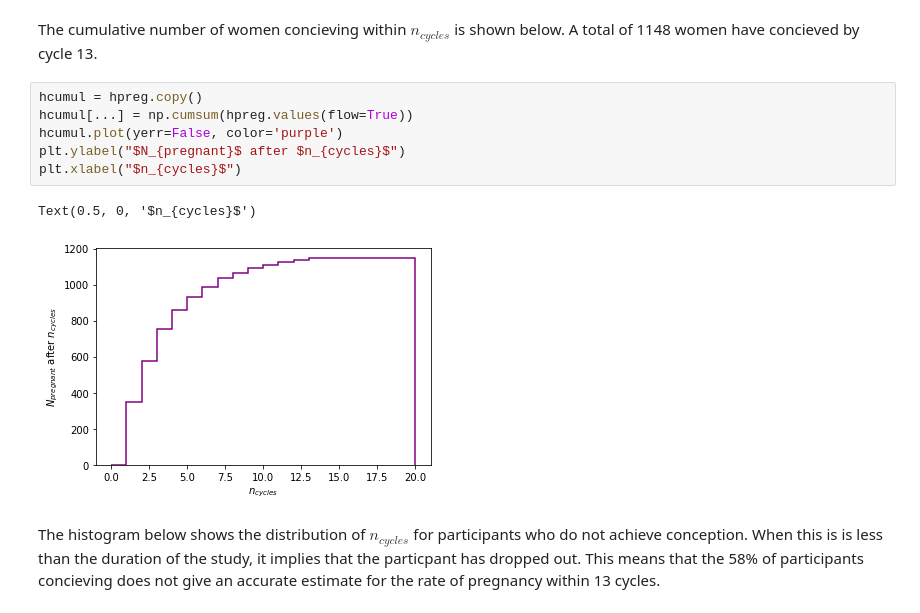
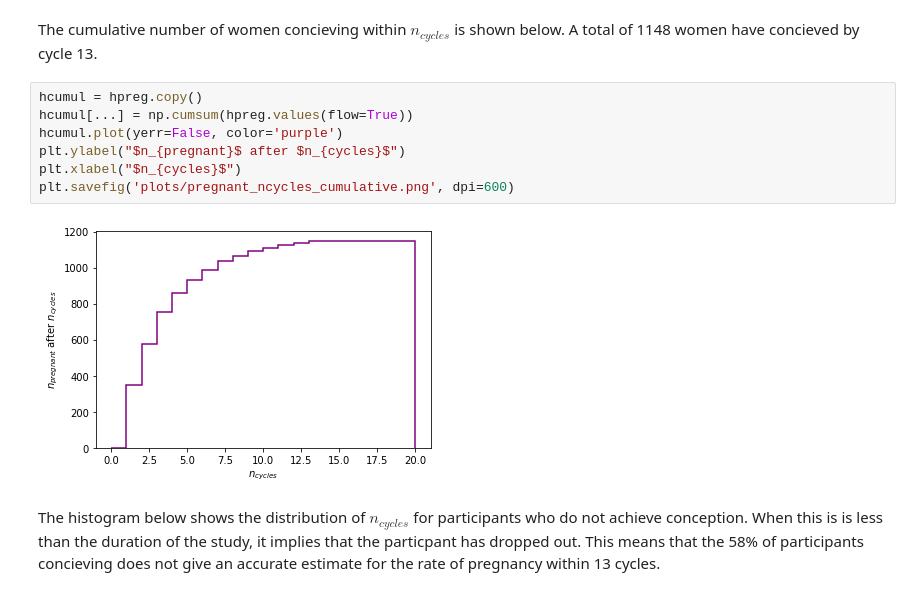
Before and after one commit to kdlong/NCA, a Jupyter notebook: TTP_analysis.ipynb, the cells around one changed output. Cells and saved outputs as stored; diff of their text form.

```diff
--- a/TTP_analysis.ipynb
+++ b/TTP_analysis.ipynb
@@ -51,15 +46,15 @@ Text(0.5, 0, '$n_{cycles}$')
 [figure]
 # %% [markdown]
 The cumulative number of women concieving within $n_{cycles}$ is shown below. A total of 1148 women have concieved by cycle 13.
-# %%
-hcumul = hpreg.copy()
-hcumul[...] = np.cumsum(hpreg.values(flow=True))
-hcumul.plot(yerr=False, color='purple')
-plt.ylabel("$N_{pregnant}$ after $n_{cycles}$")
-plt.xlabel("$n_{cycles}$")
-# %% [output]
-Text(0.5, 0, '$n_{cycles}$')
-[figure, removed]
+# %%
+hcumul = hpreg.copy()
+hcumul[...] = np.cumsum(hpreg.values(flow=True))
+hcumul.plot(yerr=False, color='purple')
+plt.ylabel("$n_{pregnant}$ after $n_{cycles}$")
+plt.xlabel("$n_{cycles}$")
+plt.savefig('plots/pregnant_ncycles_cumulative.png', dpi=600)
+# %% [output]
+[figure, added]
 # %% [markdown]
 The histogram below shows the distribution of $n_{cycles}$ for participants who do not achieve conception. When this is is less than the duration of the study, it implies that the particpant has dropped out. This means that the 58% of participants concieving does not give an accurate estimate for the rate of pregnancy within 13 cycles.
 # %%
```
Also changed, not shown: parts of 6 cells of this notebook, 3 other files.
